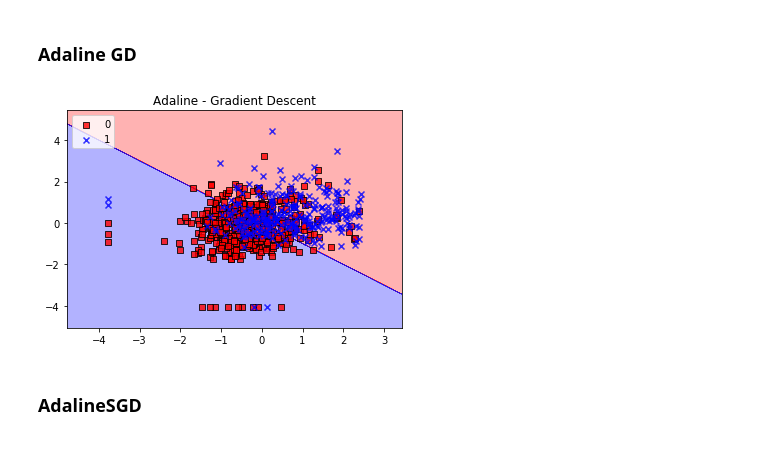
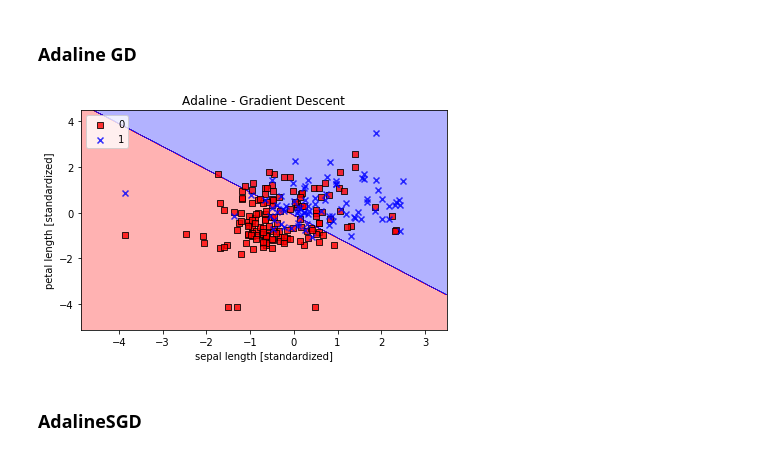
Before and after one commit to Eudalio/Aprendizado-de-Maquina, a Jupyter notebook: Exercicio_08/Lista_08.ipynb, the cells around one changed output. Drawn from its saved outputs; the diff is of its cells as text; code cells hidden in the pictures.

```diff
--- a/Exercicio_08/Lista_08.ipynb
+++ b/Exercicio_08/Lista_08.ipynb
@@ -112,11 +116,16 @@ plot_decision_regions(X_standard, y, classifier=ppn)
 # %% [markdown]
 ### Adaline GD
-# %%
-ada = AdalineGD()
-ada.fit(X_standard, y)
-plt.title('Adaline - Gradient Descent')
-plot_decision_regions(X_standard, y, classifier=ada)
-# %% [output]
-[figure, removed]
+# %%
+adaline_b = adalineGD.AdalineGD(n_iter=15, eta=0.01)
+adaline_b.fit(X_train_std, y_train);
+# %%
+plt.title('Adaline - Gradient Descent')
+plt.xlabel('sepal length [standardized]')
+plt.ylabel('petal length [standardized]')
+plt.tight_layout()
+plot_decision_regions(X_test_std, y_test, classifier=adaline_b)
+plt.show()
+# %% [output]
+[figure, added]
 # %% [markdown]
 ### AdalineSGD
```
Also changed, not shown: parts of 20 cells of this notebook, 2 other files.
